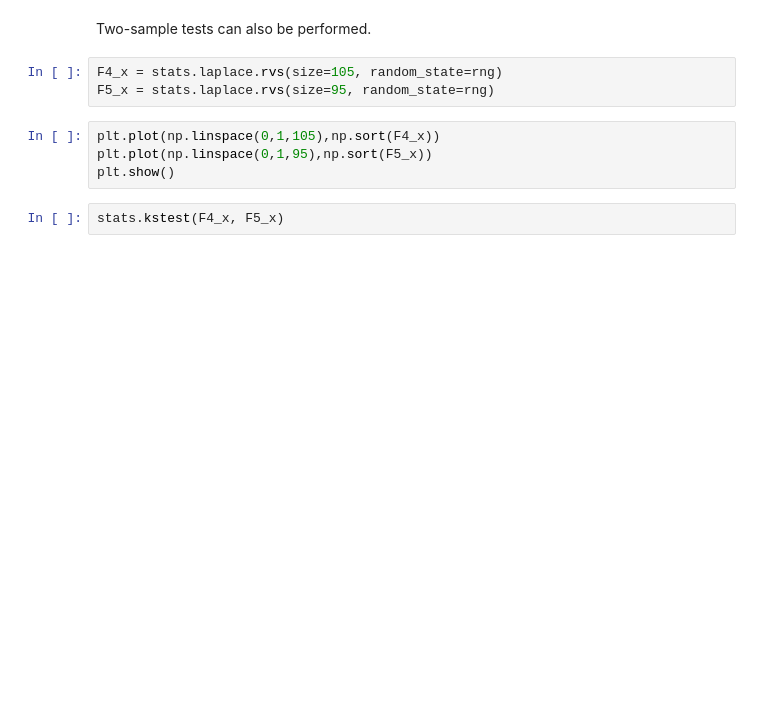
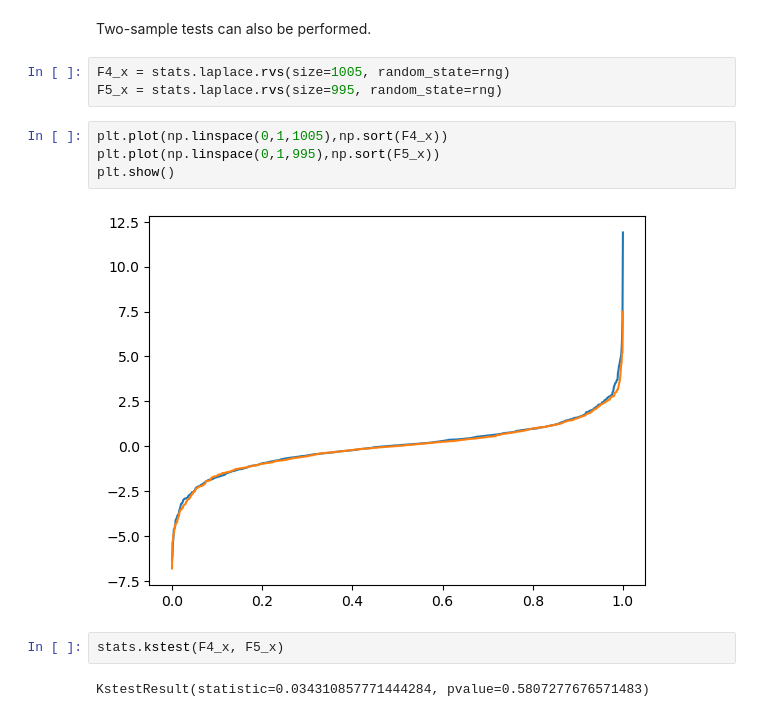
Before and after one commit to Confareneoclassico/CE3_STS, a Jupyter notebook: week9_tutorial2/Class_Kolmogorov-Smirnov.ipynb, the cells around one changed output. Cells and saved outputs as stored; diff of their text form; blank space fills up the shorter version.

```diff
--- a/week9_tutorial2/Class_Kolmogorov-Smirnov.ipynb
+++ b/week9_tutorial2/Class_Kolmogorov-Smirnov.ipynb
@@ -57,11 +102,15 @@ stats.kstest(F3_x, G_x, alternative='less')
 # %% [markdown]
 Two-sample tests can also be performed.
 # %%
-F4_x = stats.laplace.rvs(size=105, random_state=rng)
-F5_x = stats.laplace.rvs(size=95, random_state=rng)
+F4_x = stats.laplace.rvs(size=1005, random_state=rng)
+F5_x = stats.laplace.rvs(size=995, random_state=rng)
 # %%
-plt.plot(np.linspace(0,1,105),np.sort(F4_x))
-plt.plot(np.linspace(0,1,95),np.sort(F5_x))
+plt.plot(np.linspace(0,1,1005),np.sort(F4_x))
+plt.plot(np.linspace(0,1,995),np.sort(F5_x))
 plt.show()
+# %% [output]
+[figure, added]
 # %%
 stats.kstest(F4_x, F5_x)
+# %% [output]
+KstestResult(statistic=0.034310857771444284, pvalue=0.5807277676571483)
```
Also changed, not shown: parts of 4 cells of this notebook, 24 other files.
